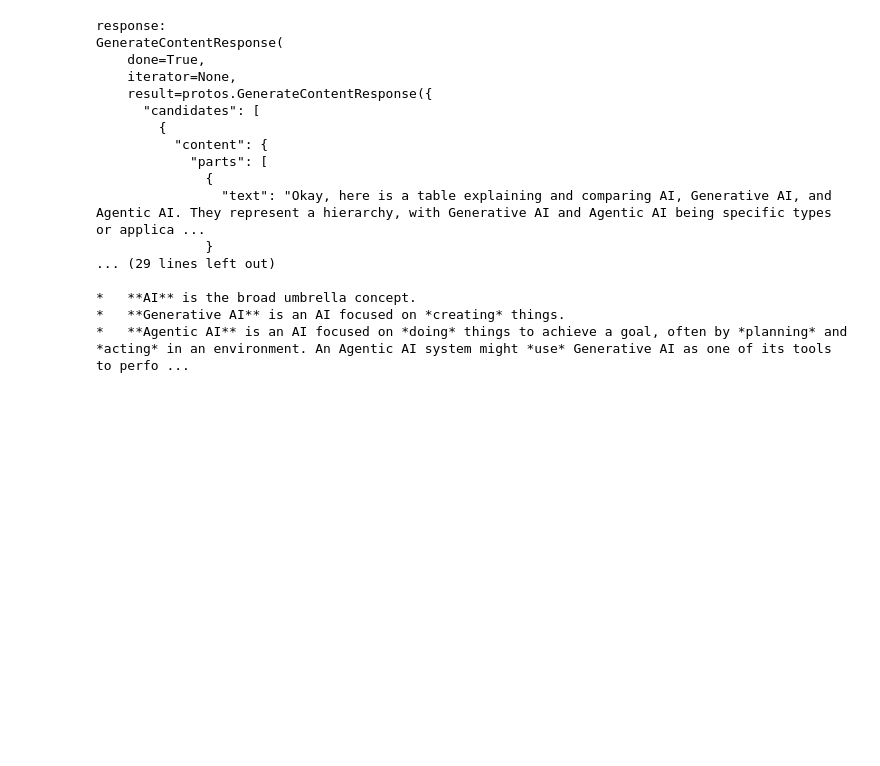
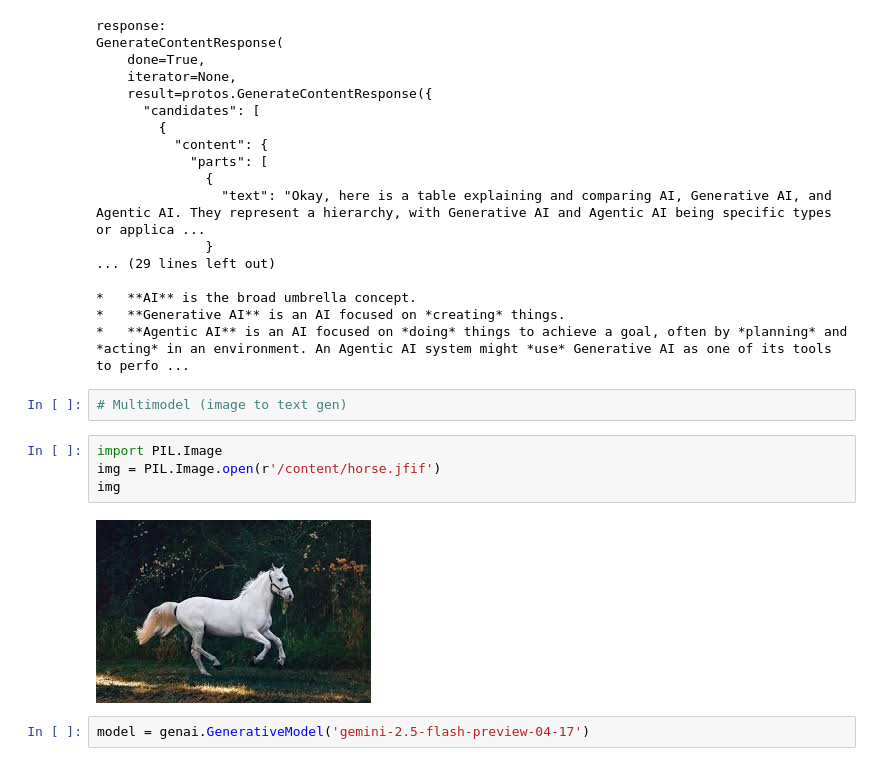
Before and after one commit to sbborusu/530pm_Agentic_Ai_Batch_7thApril, a Jupyter notebook: GenAI_Project.ipynb, the cells around one changed output. Saved outputs shown, nothing was run; the diff lists cells and outputs as text; blank space fills up the shorter version.

```diff
--- a/GenAI_Project.ipynb
+++ b/GenAI_Project.ipynb
@@ -34,3 +34,13 @@ GenerateContentResponse(
 *   **AI** is the broad umbrella concept.
 *   **Generative AI** is an AI focused on *creating* things.
 *   **Agentic AI** is an AI focused on *doing* things to achieve a goal, often by *planning* and *acting* in an environment. An Agentic AI system might *use* Generative AI as one of its tools to perfo ...
+# %%
+# Multimodel (image to text gen)
+# %%
+import PIL.Image
+img = PIL.Image.open(r'/content/horse.jfif')
+img
+# %% [output]
+[figure, added]
+# %%
+model = genai.GenerativeModel('gemini-2.5-flash-preview-04-17')
```
Also changed, not shown: parts of 1 cell of this notebook.
